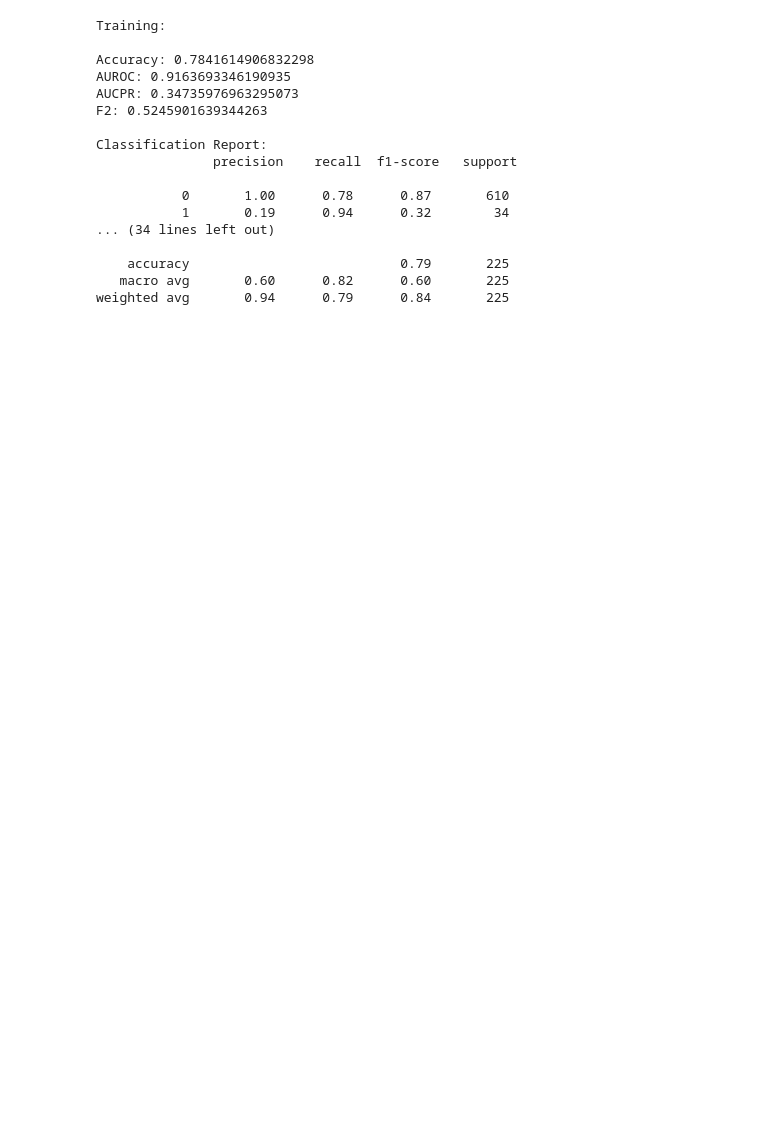
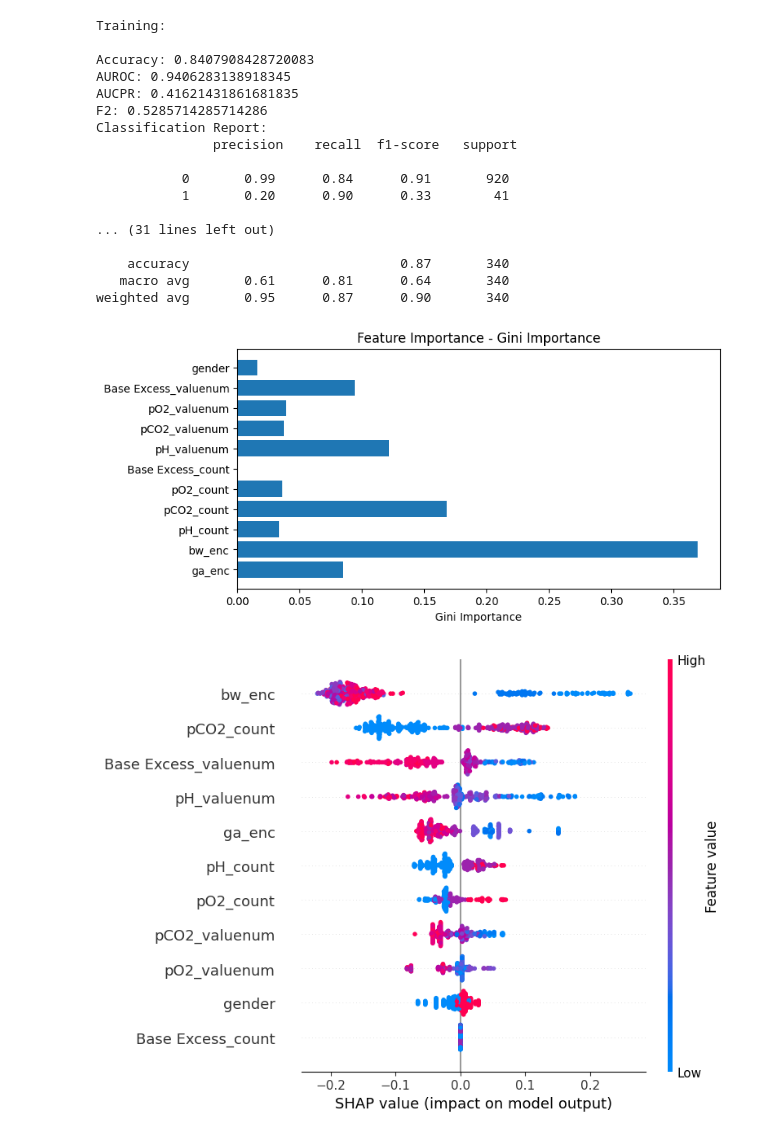
Before and after one commit to irith-kat/NICU-MP, a Jupyter notebook: modeling.ipynb, the cells around one changed output. Cells and saved outputs as stored; diff of their text form; code cells hidden in the pictures; blank space fills up the shorter version.

```diff
--- a/modeling.ipynb
+++ b/modeling.ipynb
@@ -551,20 +589,26 @@ Best score: 0.9380952380952381
 # %%
-eval(model, X_train, y_train, X_val, y_val, X_test, y_test)
+eval(model, X_train, y_train, X_val, y_val, X_test, y_test, logdir=logdir, logfile='balanced_rf.json')
 # %% [output]
 Training:
 
-Accuracy: 0.7841614906832298
-AUROC: 0.9163693346190935
-AUCPR: 0.34735976963295073
-F2: 0.5245901639344263
-
+Accuracy: 0.8407908428720083
+AUROC: 0.9406283138918345
+AUCPR: 0.41621431861681835
+F2: 0.5285714285714286
 Classification Report:
                precision    recall  f1-score   support
 
-           0       1.00      0.78      0.87       610
-           1       0.19      0.94      0.32        34
-... (34 lines left out)
+           0       0.99      0.84      0.91       920
+           1       0.20      0.90      0.33        41
 
-    accuracy                           0.79       225
-   macro avg       0.60      0.82      0.60       225
-weighted avg       0.94      0.79      0.84       225
+... (31 lines left out)
+
+    accuracy                           0.87       340
+   macro avg       0.61      0.81      0.64       340
+weighted avg       0.95      0.87      0.90       340
+# %%
+plot_feature_importance(model, X_val.columns)
+plot_shapley(model, X_val)
+# %% [output]
+[figure, added]
+[figure, added]
```
Also changed, not shown: parts of 30 cells of this notebook, 41 other files.
